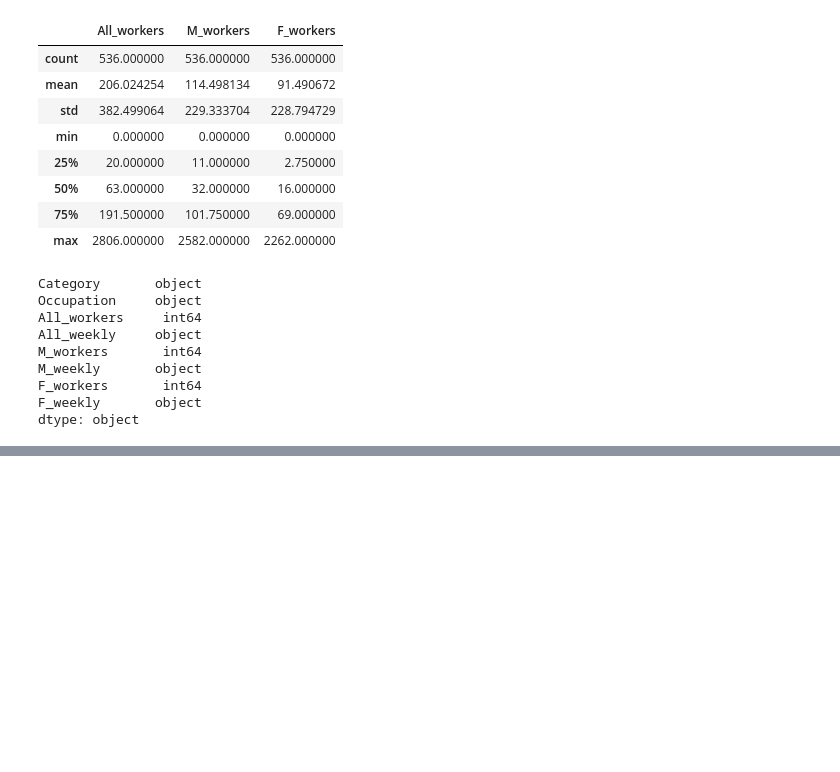
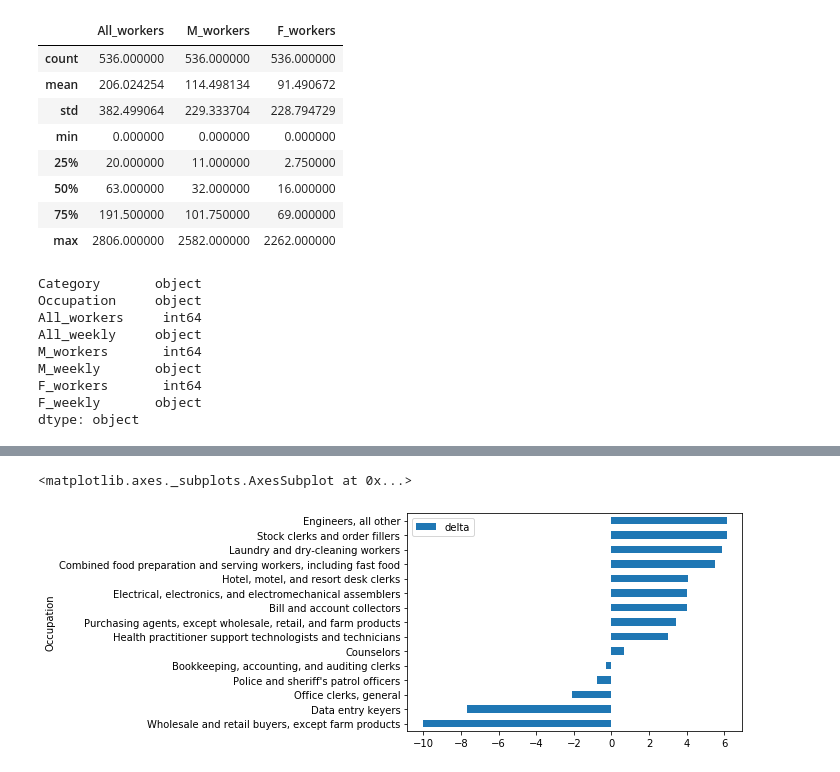
Before and after one commit to sghenimi/ScratchML, a Jupyter notebook: women_salary_data.ipynb, the cells around one changed output, grey strips where cells are left out. Drawn from its saved outputs; the diff is of its cells as text; code cells hidden in the pictures; blank space fills up the shorter version.

```diff
--- a/women_salary_data.ipynb
+++ b/women_salary_data.ipynb
@@ -80,0 +284,5 @@ AttributeError: ignored
+# %%
+df_delta.sort_values(by='delta', ascending=True)[:15].plot.barh(y='delta')
+# %% [output]
+<matplotlib.axes._subplots.AxesSubplot at 0x...>
+[figure, added]
```
Also changed, not shown: parts of 25 cells of this notebook.
